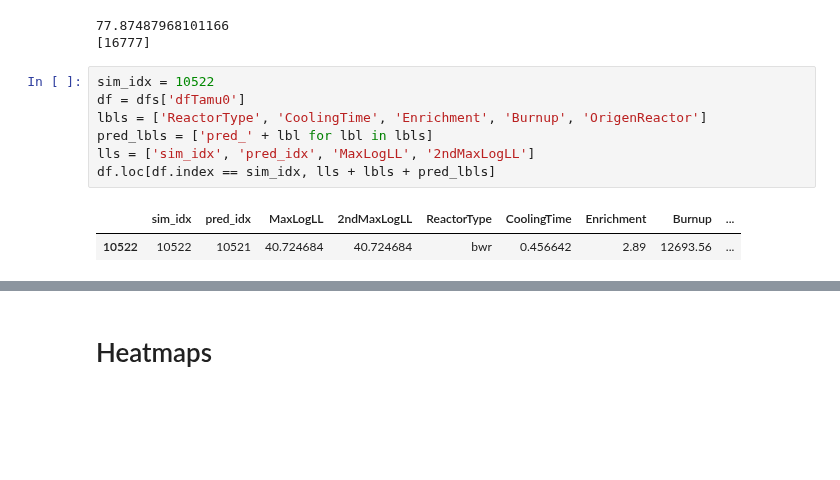
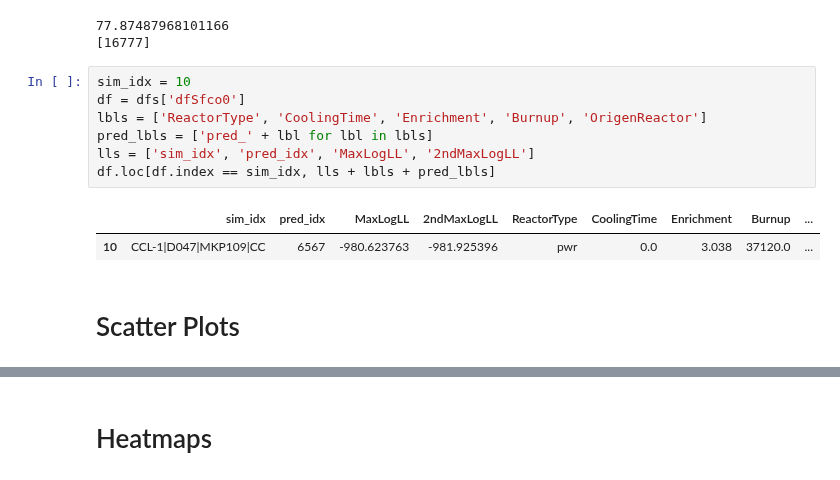
Before and after one commit to opotowsky/like-me-fuel, a Jupyter notebook: jupyter_notebooks/htc_mll_results.ipynb, the cells around one changed output, grey strips where cells are left out. Saved outputs shown, nothing was run; the diff lists cells and outputs as text; blank space fills up the shorter version.

Commit message:
added scatterplots to explore high error cases

```diff
--- a/jupyter_notebooks/htc_mll_results.ipynb
+++ b/jupyter_notebooks/htc_mll_results.ipynb
@@ -241,12 +261,14 @@ idxs_to_plot = percentile_idxs([.95], dfs['dfTamu0'])
 77.87487968101166
 [16777]
 # %%
-sim_idx = 10522
-df = dfs['dfTamu0']
+sim_idx = 10
+df = dfs['dfSfco0']
 lbls = ['ReactorType', 'CoolingTime', 'Enrichment', 'Burnup', 'OrigenReactor']
 pred_lbls = ['pred_' + lbl for lbl in lbls]
 lls = ['sim_idx', 'pred_idx', 'MaxLogLL', '2ndMaxLogLL']
 df.loc[df.index == sim_idx, lls + lbls + pred_lbls]
 # %% [output]
 |  | sim_idx | pred_idx | MaxLogLL | 2ndMaxLogLL | ReactorType | CoolingTime | Enrichment | Burnup | ... |
-| 10522 | 10522 | 10521 | 40.724684 | 40.724684 | bwr | 0.456642 | 2.89 | 12693.56 | ... |
+| 10 | CCL-1|D047|MKP109|CC | 6567 | -980.623763 | -981.925396 | pwr | 0.0 | 3.038 | 37120.0 | ... |
+# %% [markdown]
+# Scatter Plots
```
Also changed, not shown: parts of 3 cells of this notebook, 1 other file.
